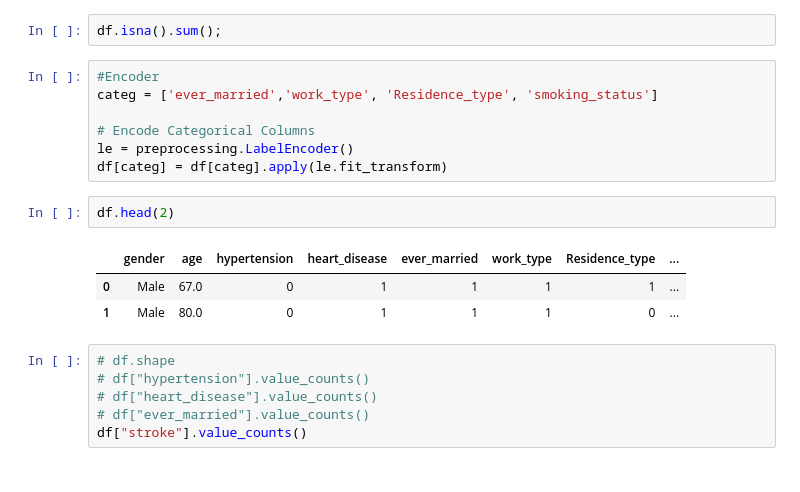
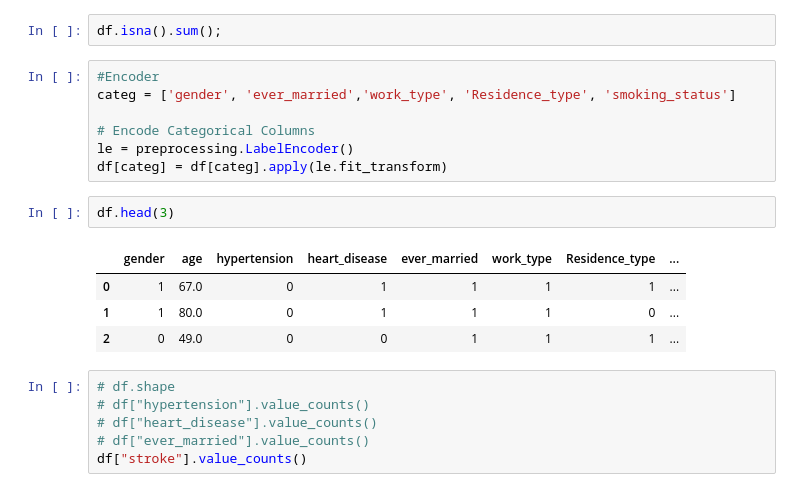
Before and after one commit to RazvanBanateanu/Brain-Stroke-Prediction, a Jupyter notebook: brain_stroke.ipynb, the cells around one changed output. Saved outputs shown, nothing was run; the diff lists cells and outputs as text.

```diff
--- a/brain_stroke.ipynb
+++ b/brain_stroke.ipynb
@@ -43,17 +55,18 @@ df.head(3)
 df.isna().sum();
 # %%
 #Encoder
-categ = ['ever_married','work_type', 'Residence_type', 'smoking_status']
+categ = ['gender', 'ever_married','work_type', 'Residence_type', 'smoking_status']
 
 # Encode Categorical Columns
 le = preprocessing.LabelEncoder()
 df[categ] = df[categ].apply(le.fit_transform)
 # %%
-df.head(2)
+df.head(3)
 # %% [output]
 |  | gender | age | hypertension | heart_disease | ever_married | work_type | Residence_type | ... |
-| 0 | Male | 67.0 | 0 | 1 | 1 | 1 | 1 | ... |
-| 1 | Male | 80.0 | 0 | 1 | 1 | 1 | 0 | ... |
+| 0 | 1 | 67.0 | 0 | 1 | 1 | 1 | 1 | ... |
+| 1 | 1 | 80.0 | 0 | 1 | 1 | 1 | 0 | ... |
+| 2 | 0 | 49.0 | 0 | 0 | 1 | 1 | 1 | ... |
 # %%
 # df.shape
 # df["hypertension"].value_counts()
```
Also changed, not shown: parts of 14 cells of this notebook.
